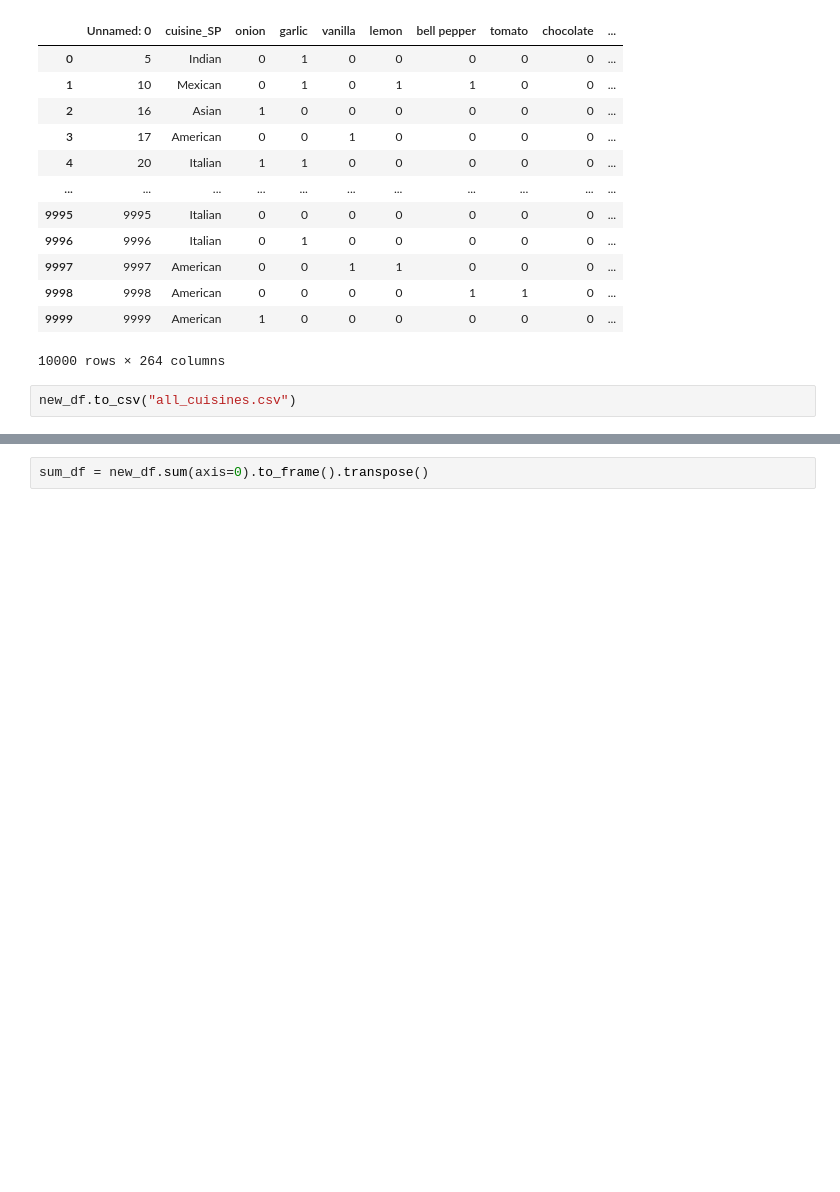
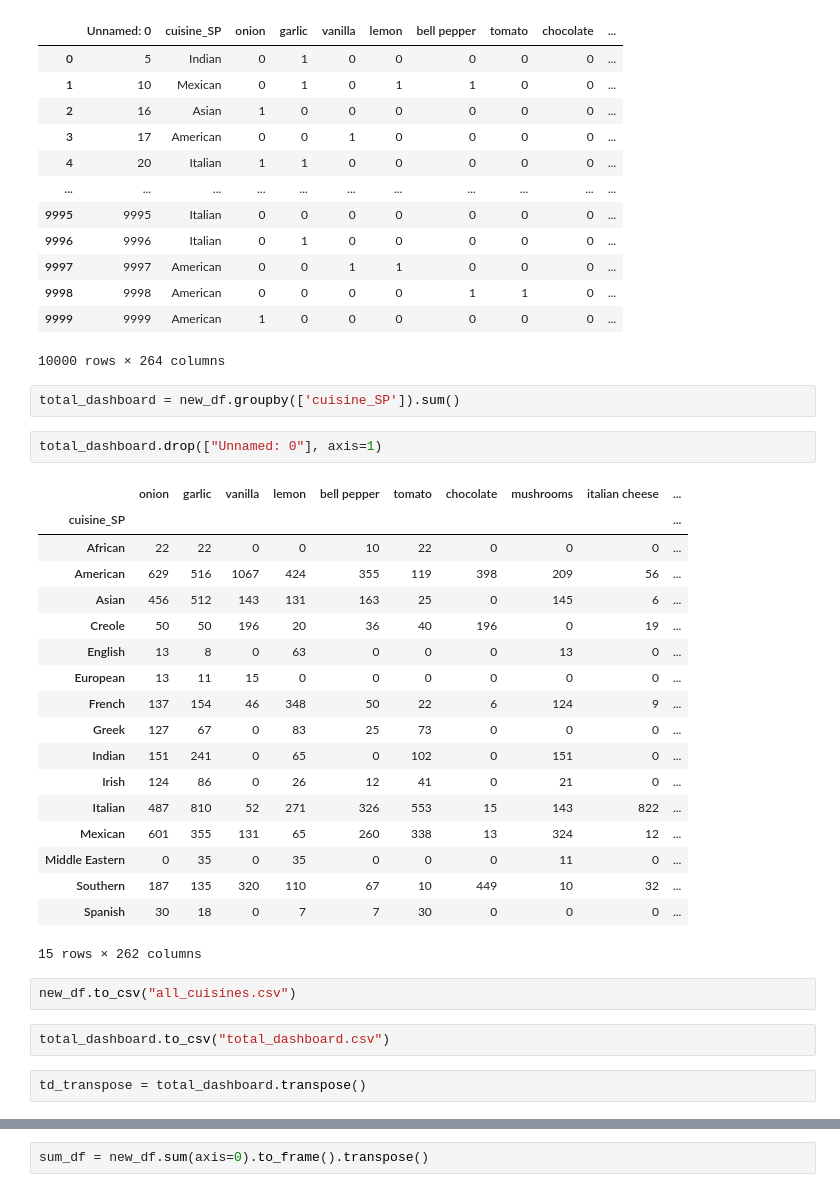
Before and after one commit to ccwillmore/Recipe_project, a Jupyter notebook: Random_forests_models/DashboardData.ipynb, the cells around one changed output, grey strips where cells are left out. Cells and saved outputs as stored; diff of their text form; blank space fills up the shorter version.

```diff
--- a/Random_forests_models/DashboardData.ipynb
+++ b/Random_forests_models/DashboardData.ipynb
@@ -88,5 +88,32 @@ new_df.drop(["cuisine_predict"], axis=1)
 | 9998 | 9998 | American | 0 | 0 | 0 | 0 | 1 | 1 | 0 | ... |
 | 9999 | 9999 | American | 1 | 0 | 0 | 0 | 0 | 0 | 0 | ... |
 10000 rows × 264 columns
+# %%
+total_dashboard = new_df.groupby(['cuisine_SP']).sum()
+# %%
+total_dashboard.drop(["Unnamed: 0"], axis=1)
+# %% [output]
+|  | onion | garlic | vanilla | lemon | bell pepper | tomato | chocolate | mushrooms | italian cheese | ... |
+| cuisine_SP |  |  |  |  |  |  |  |  |  | ... |
+| African | 22 | 22 | 0 | 0 | 10 | 22 | 0 | 0 | 0 | ... |
+| American | 629 | 516 | 1067 | 424 | 355 | 119 | 398 | 209 | 56 | ... |
+| Asian | 456 | 512 | 143 | 131 | 163 | 25 | 0 | 145 | 6 | ... |
+| Creole | 50 | 50 | 196 | 20 | 36 | 40 | 196 | 0 | 19 | ... |
+| English | 13 | 8 | 0 | 63 | 0 | 0 | 0 | 13 | 0 | ... |
+| European | 13 | 11 | 15 | 0 | 0 | 0 | 0 | 0 | 0 | ... |
+| French | 137 | 154 | 46 | 348 | 50 | 22 | 6 | 124 | 9 | ... |
+| Greek | 127 | 67 | 0 | 83 | 25 | 73 | 0 | 0 | 0 | ... |
+| Indian | 151 | 241 | 0 | 65 | 0 | 102 | 0 | 151 | 0 | ... |
+| Irish | 124 | 86 | 0 | 26 | 12 | 41 | 0 | 21 | 0 | ... |
+| Italian | 487 | 810 | 52 | 271 | 326 | 553 | 15 | 143 | 822 | ... |
+| Mexican | 601 | 355 | 131 | 65 | 260 | 338 | 13 | 324 | 12 | ... |
+| Middle Eastern | 0 | 35 | 0 | 35 | 0 | 0 | 0 | 11 | 0 | ... |
+| Southern | 187 | 135 | 320 | 110 | 67 | 10 | 449 | 10 | 32 | ... |
+| Spanish | 30 | 18 | 0 | 7 | 7 | 30 | 0 | 0 | 0 | ... |
+15 rows × 262 columns
 # %%
 new_df.to_csv("all_cuisines.csv")
+# %%
+total_dashboard.to_csv("total_dashboard.csv")
+# %%
+td_transpose = total_dashboard.transpose()
```
Also changed, not shown: parts of 4 cells of this notebook.
